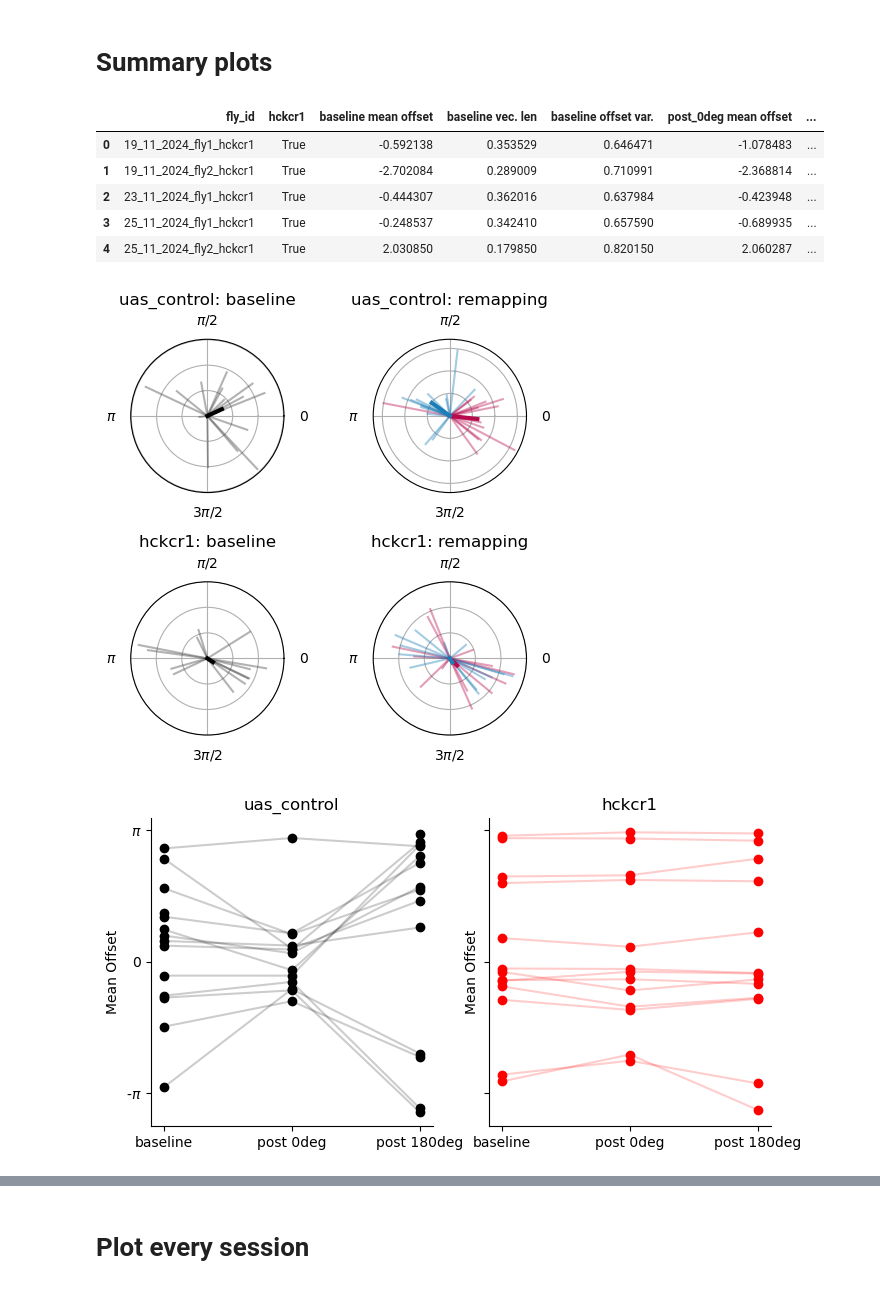
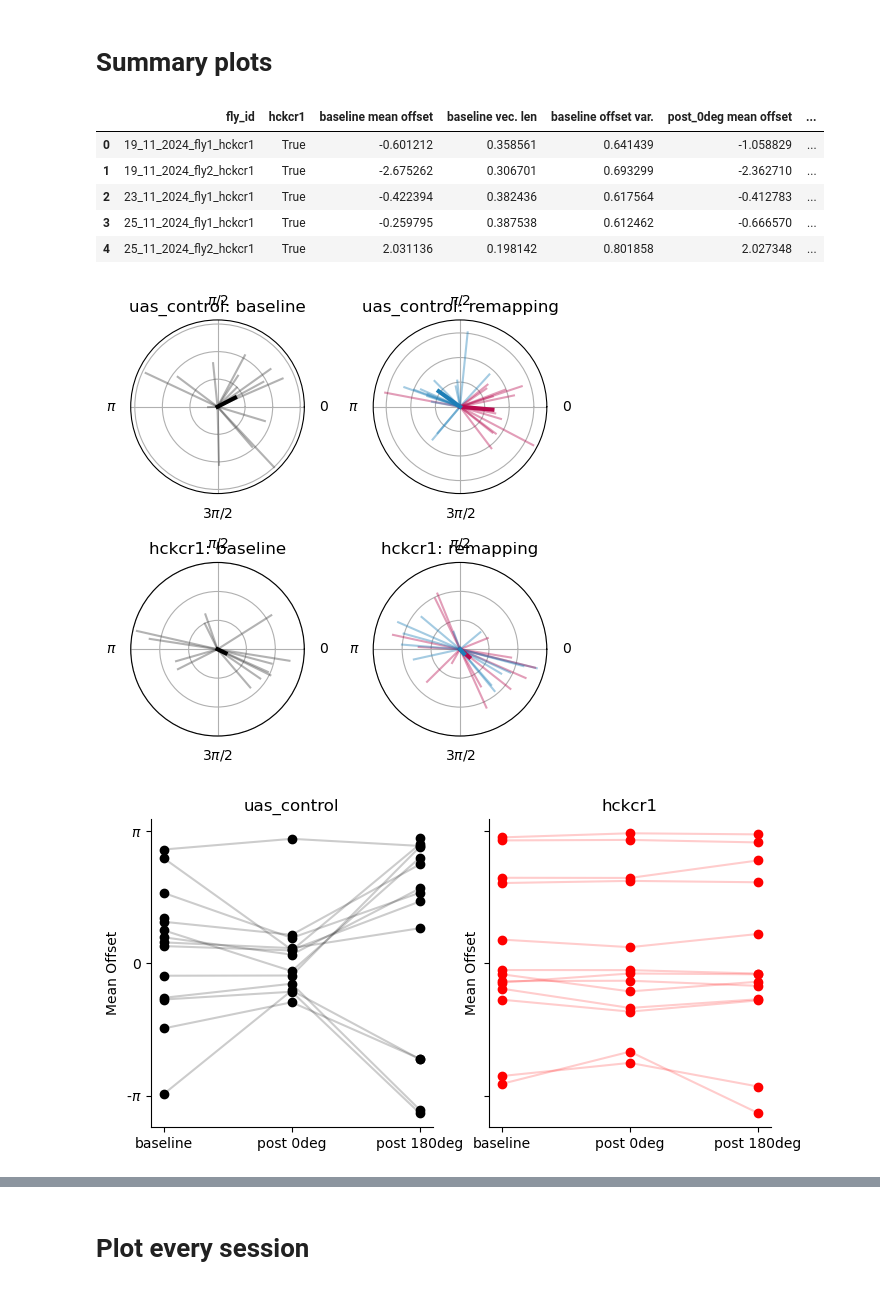
Before and after one commit to yfisher-lab/NeuromodPlasticity, a Jupyter notebook: NeuromodPlasticity/figures/remapping/R60D05_remap_EL_hckcr1.ipynb, the cells around one changed output, grey strips where cells are left out. Saved outputs shown, nothing was run; the diff lists cells and outputs as text; code cells hidden in the pictures.

```diff
--- a/NeuromodPlasticity/figures/remapping/R60D05_remap_EL_hckcr1.ipynb
+++ b/NeuromodPlasticity/figures/remapping/R60D05_remap_EL_hckcr1.ipynb
@@ -176,32 +216,20 @@ Text(0, 0.5, 'Z-scored F (180 deg)')
 # %% [markdown]
 # Summary plots
+# %%
+ts = nmp.session.GetTS(load_row(sess_df.iloc[0])).get_ts()
 # %%
 nonremap_sess_df = sess_df.loc[(sess_df['scan_type']=='baseline') | (sess_df['scan_type']=='post_0deg') | (sess_df['scan_type']=='post_180deg')]
 flies = nonremap_sess_df['fly_id'].unique()
 
 for index,row in nonremap_sess_df.iterrows():
-    outdir = pathlib.PurePath( basedir / row['condition'] / row['date'] / row['fly'] / row['sess'] / 'preprocess.pkl')
-    pp = st2p.preprocessing.EBImagingSession.from_file(outdir)
-    dff = pp.calculate_zscored_F('rois', exp_detrend=True, zscore=True, background_ts='background')[-1,:,:]
-    dff_sm = sp.ndimage.gaussian_filter1d(sp.ndimage.gaussian_filter1d(dff, 1, axis=-1),.5,axis=1, mode='wrap')
-
-    heading = np.angle(np.exp(1j*(-1*pp.voltage_recording_aligned[' Heading'].to_numpy()-np.pi)))
-    h_mask = np.abs(heading)<2.5
+    ts = nmp.session.GetTS(load_row(row))
 
 
-    x_f,y_f = st2p.utilities.pol2cart(dff_sm ,np.linspace(-np.pi,np.pi,num=dff_sm.shape[0])[:,np.newaxis])
-    rho,phi = st2p.utilities.cart2pol(x_f.mean(axis=0), y_f.mean(axis=0))
+    offset_c_mu = ts.offset_c.mean()
 
-    _,offset = st2p.utilities.cart2pol(*st2p.utilities.pol2cart(np.ones(heading.shape),phi-heading))
-
-
-
-    x_o, y_o = st2p.utilities.pol2cart(np.ones(heading.shape), offset)
-    r, offset_mu = st2p.utilities.cart2pol(x_o.mean(), y_o.mean())
-
-    sess_df.loc[index, 'mean offset'] = offset_mu
-    sess_df.loc[index, 'mean vec. len'] = r
-    sess_df.loc[index, 'offset var.'] = sp.stats.circvar(offset)
+    sess_df.loc[index, 'mean offset'] = np.angle(offset_c_mu)
+    sess_df.loc[index, 'mean vec. len'] = np.abs(offset_c_mu)
+    sess_df.loc[index, 'offset var.'] = sp.stats.circvar(ts.offset)
 # %%
 fly_sum_stats = {
     'fly_id': [],
@@ -225,11 +253,11 @@ fly_sum_stats = pd.DataFrame(fly_sum_stats)
 fly_sum_stats.head()
 # %% [output]
 |  | fly_id | hckcr1 | baseline mean offset | baseline vec. len | baseline offset var. | post_0deg mean offset | ... |
-| 0 | 19_11_2024_fly1_hckcr1 | True | -0.592138 | 0.353529 | 0.646471 | -1.078483 | ... |
-| 1 | 19_11_2024_fly2_hckcr1 | True | -2.702084 | 0.289009 | 0.710991 | -2.368814 | ... |
-| 2 | 23_11_2024_fly1_hckcr1 | True | -0.444307 | 0.362016 | 0.637984 | -0.423948 | ... |
-| 3 | 25_11_2024_fly1_hckcr1 | True | -0.248537 | 0.342410 | 0.657590 | -0.689935 | ... |
-| 4 | 25_11_2024_fly2_hckcr1 | True | 2.030850 | 0.179850 | 0.820150 | 2.060287 | ... |
+| 0 | 19_11_2024_fly1_hckcr1 | True | -0.601212 | 0.358561 | 0.641439 | -1.058829 | ... |
+| 1 | 19_11_2024_fly2_hckcr1 | True | -2.675262 | 0.306701 | 0.693299 | -2.362710 | ... |
+| 2 | 23_11_2024_fly1_hckcr1 | True | -0.422394 | 0.382436 | 0.617564 | -0.412783 | ... |
+| 3 | 25_11_2024_fly1_hckcr1 | True | -0.259795 | 0.387538 | 0.612462 | -0.666570 | ... |
+| 4 | 25_11_2024_fly2_hckcr1 | True | 2.031136 | 0.198142 | 0.801858 | 2.027348 | ... |
 # %%
 fig, ax = plt.subplots(2, 2, subplot_kw={'projection':'polar'}, figsize=[5,5])
 
@@ -280,41 +308,41 @@ ax[1,1].set_title('hckcr1: remapping')
 
 fig.tight_layout()
 # %% [output]
-[figure, old version]
+[figure, new version]
 # %%
 def plot_min_dist(df, h_ax, x=np.arange(3), color='black'):
     for _, row in df.iterrows():
         b = row['baseline mean offset']
-        # p0 = row['post_0deg mean offset']
+        p0 = row['post_0deg mean offset']
         # p180 = row['post_180deg mean offset']
-        _p0 = row['post_0deg mean offset']
-        p0 = np.array([_p0, _p0+2*np.pi, _p0-2*np.pi])
-        p0 = p0[np.argmin(np.abs(b-p0))]
+        # _p0 = row['post_0deg mean offset']
+        # p0 = np.array([_p0, _p0+2*np.pi, _p0-2*np.pi])
+        # p0 = p0[np.argmin(np.abs(b-p0))]
 
         _p180 = row['post_180deg mean offset']
         p180 = np.array([_p180, _p180+2*np.pi, _p180-2*np.pi])
         p180 = p180[np.argmin(np.abs(b-p180))]
 
         h_ax.scatter(x, [b,p0,p180], color=color)
         # h_ax.scatter(x, [b,p0,p180], color=plt.cm.hsv((b+np.pi)/(2*np.pi)), alpha=1)
         h_ax.plot(x, [b,p0,p180], color=color, alpha=.2)
 
 
 fig, ax = plt.subplots(1,2, figsize=[8,4], sharex=True, sharey=True)
 plot_min_dist(uas_control, ax[0], color='black')
 ax[0].set_title('uas_control')
 plot_min_dist(hckcr1, ax[1], color='red')
 ax[1].set_title('hckcr1')
 
 for a in ax.flatten():
     a.set_xticks([0,1,2], ['baseline', 'post 0deg', 'post 180deg'])
     a.set_yticks([-np.pi,0,np.pi], [r'-$\pi$', '0', r'$\pi$'])
     a.set_ylabel('Mean Offset')
 
     a.spines['top'].set_visible(False)
     a.spines['right'].set_visible(False)
 # %% [output]
-[figure, old version]
+[figure, new version]
 # %%
 diff0 = np.abs(fly_sum_stats['post_0deg mean offset'] )
 diff180 = np.abs(np.pi - fly_sum_stats['post_180deg mean offset'] )
```
Also changed, not shown: parts of 7 cells of this notebook, 1 other file.
